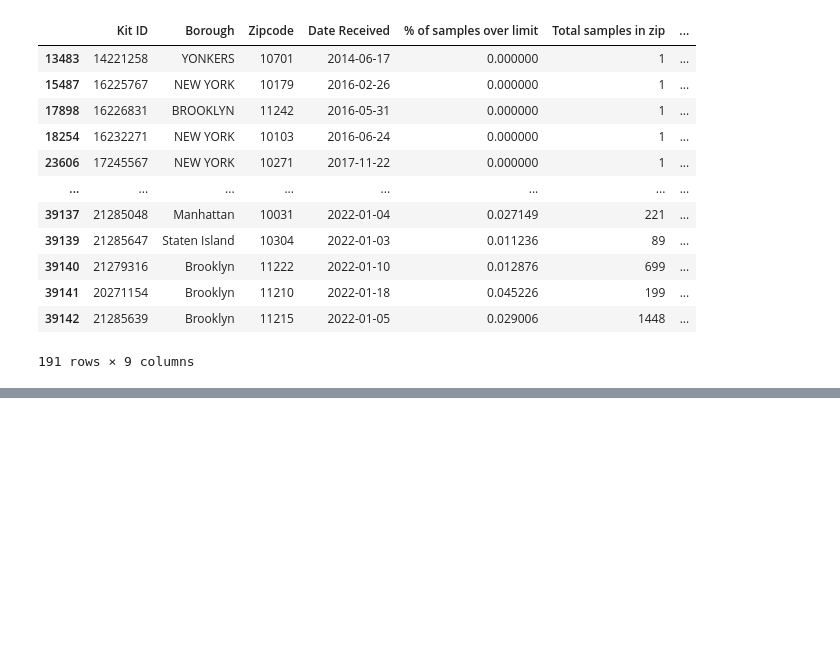
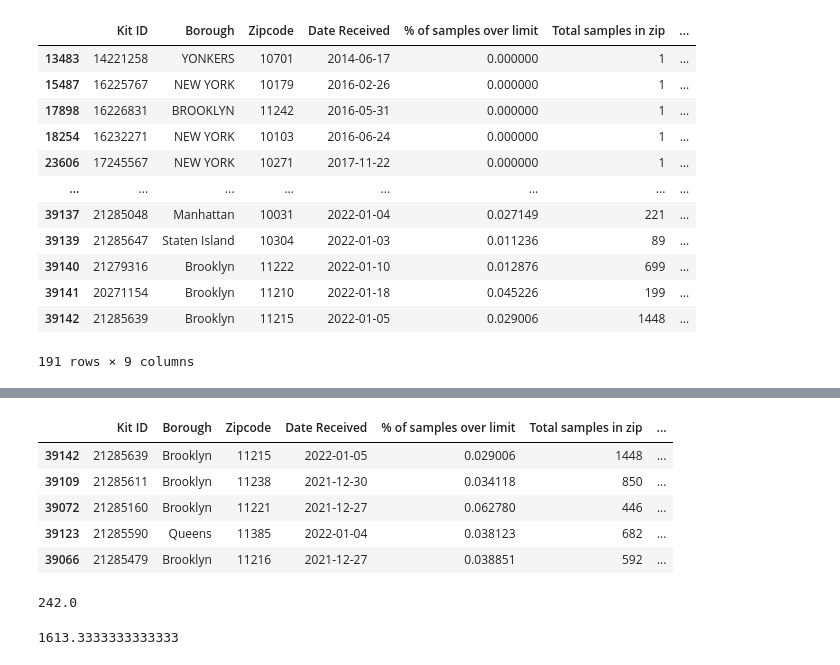
Before and after one commit to lizziewalsh92/AdvancedData_WaterQuality, a Jupyter notebook: WATER TANK AND LEAD PIPE DATA/CONCAT_2014-2023 Data.ipynb, the cells around one changed output, grey strips where cells are left out. Saved outputs shown, nothing was run; the diff lists cells and outputs as text; code cells hidden in the pictures; blank space fills up the shorter version.

```diff
--- a/WATER TANK AND LEAD PIPE DATA/CONCAT_2014-2023 Data.ipynb
+++ b/WATER TANK AND LEAD PIPE DATA/CONCAT_2014-2023 Data.ipynb
@@ -124,0 +163,23 @@ COMBINED_JUSTZIP_NODUPE.to_excel('COMBINED_DROPDUPLICATED.xlsx', index=False)
+# %%
+# Sort to find ZIP codes with the most contamination
+top_zipcodes_lead_nodupes = COMBINED_JUSTZIP_NODUPE.sort_values(by="# of samples over limit in zip", ascending=False)
+# %%
+## find top 5 zip codes with most over limit samples
+top_zipcodes_lead_nodupes.head(5)
+# %% [output]
+|  | Kit ID | Borough | Zipcode | Date Received | % of samples over limit | Total samples in zip | ... |
+| 39142 | 21285639 | Brooklyn | 11215 | 2022-01-05 | 0.029006 | 1448 | ... |
+| 39109 | 21285611 | Brooklyn | 11238 | 2021-12-30 | 0.034118 | 850 | ... |
+| 39072 | 21285160 | Brooklyn | 11221 | 2021-12-27 | 0.062780 | 446 | ... |
+| 39123 | 21285590 | Queens | 11385 | 2022-01-04 | 0.038123 | 682 | ... |
+| 39066 | 21285479 | Brooklyn | 11216 | 2021-12-27 | 0.038851 | 592 | ... |
+# %%
+## average lead level in top 3 zipcodes
+(184+96+446)/3
+# %% [output]
+242.0
+# %%
+## average percent of lead limit in top 3 zipcodes
+(242/15)*100
+# %% [output]
+1613.3333333333333
```
Also changed, not shown: parts of 3 cells of this notebook.
